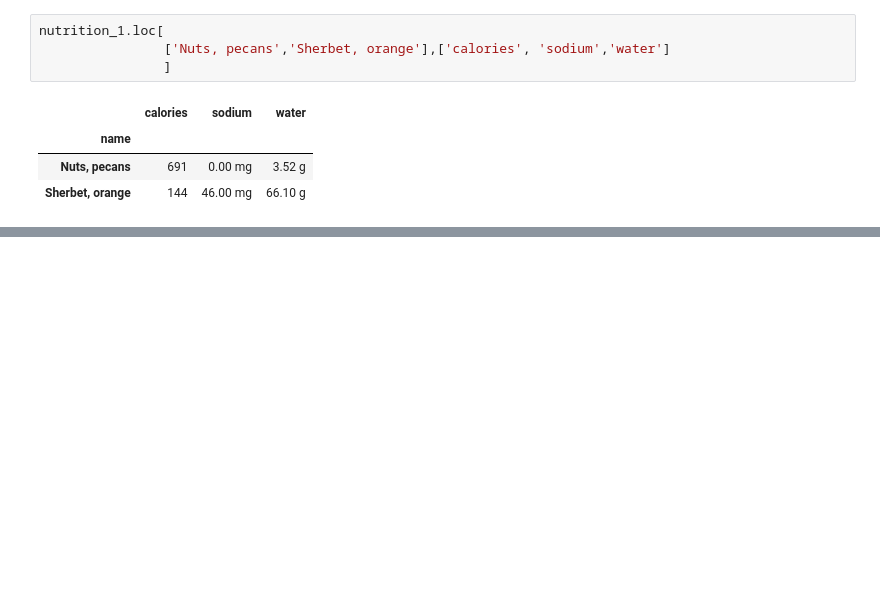
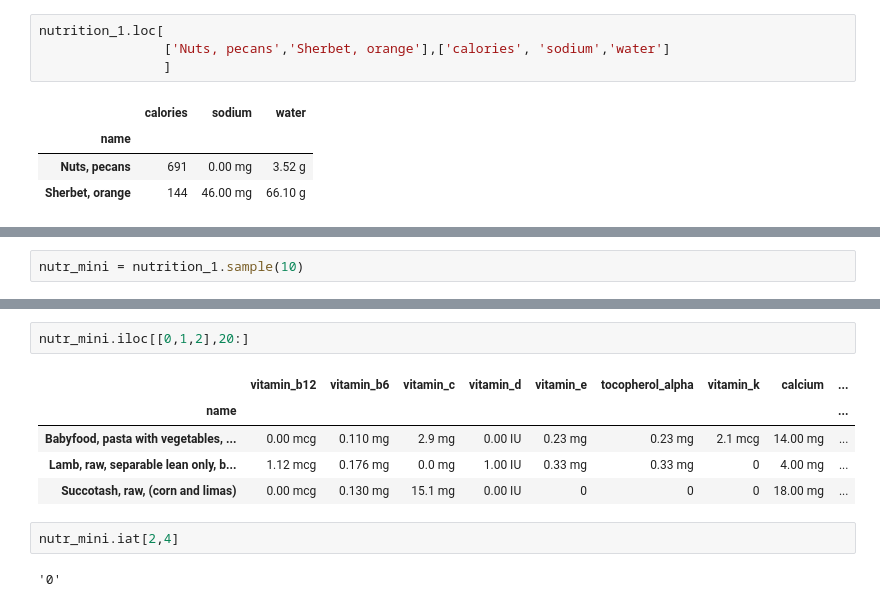
Before and after one commit to FernandoLajus/Estudos_em_python, a Jupyter notebook: Data_Frames.ipynb, the cells around one changed output, grey strips where cells are left out. Cells and saved outputs as stored; diff of their text form; blank space fills up the shorter version.

```diff
--- a/Data_Frames.ipynb
+++ b/Data_Frames.ipynb
@@ -141,0 +210,2 @@ nutrition_1.loc[
+# %%
+nutr_mini = nutrition_1.sample(10)
@@ -141,0 +231,12 @@ nutrition_1.loc[
+# %%
+nutr_mini.iloc[[0,1,2],20:]
+# %% [output]
+|  | vitamin_b12 | vitamin_b6 | vitamin_c | vitamin_d | vitamin_e | tocopherol_alpha | vitamin_k | calcium | ... |
+| name |  |  |  |  |  |  |  |  | ... |
+| Babyfood, pasta with vegetables, ... | 0.00 mcg | 0.110 mg | 2.9 mg | 0.00 IU | 0.23 mg | 0.23 mg | 2.1 mcg | 14.00 mg | ... |
+| Lamb, raw, separable lean only, b... | 1.12 mcg | 0.176 mg | 0.0 mg | 1.00 IU | 0.33 mg | 0.33 mg | 0 | 4.00 mg | ... |
+| Succotash, raw, (corn and limas) | 0.00 mcg | 0.130 mg | 15.1 mg | 0.00 IU | 0 | 0 | 0 | 18.00 mg | ... |
+# %%
+nutr_mini.iat[2,4]
+# %% [output]
+'0'
```
Also changed, not shown: parts of 11 cells of this notebook.
